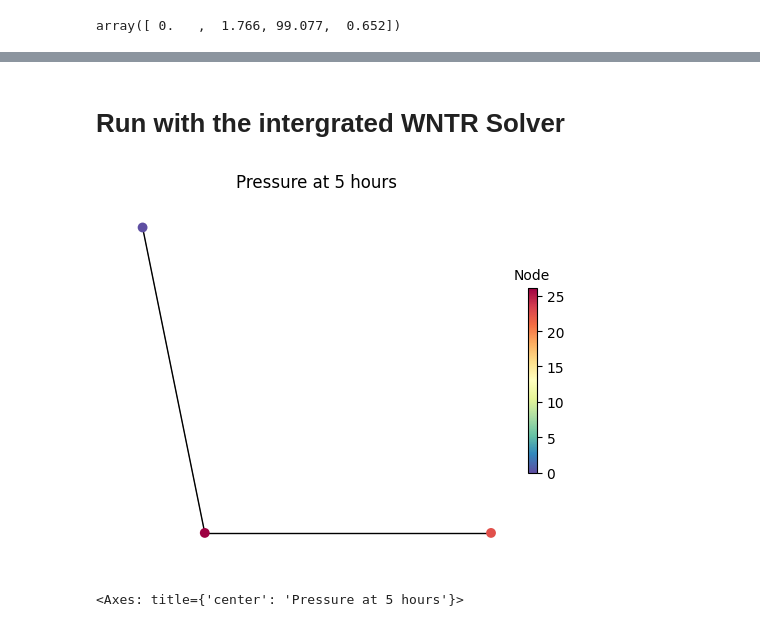
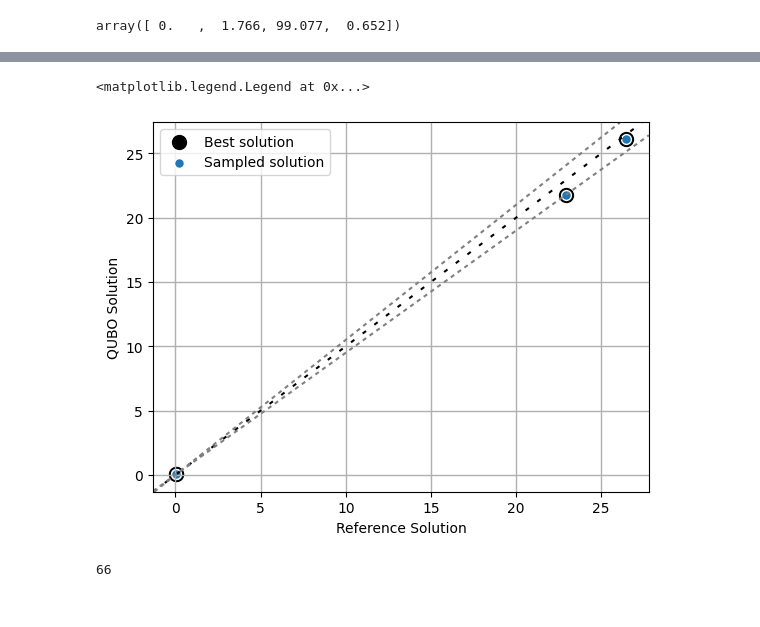
Before and after one commit to QuantumApplicationLab/wntr-quantum, a Jupyter notebook: docs/notebooks/qubo_poly_solver.ipynb, the cells around one changed output, grey strips where cells are left out. Saved outputs shown, nothing was run; the diff lists cells and outputs as text; code cells hidden in the pictures.

```diff
--- a/docs/notebooks/qubo_poly_solver.ipynb
+++ b/docs/notebooks/qubo_poly_solver.ipynb
@@ -51,13 +58,13 @@ from wntr_quantum.sim.solvers.qubo_polynomial_solver import QuboPolynomialSolver
 from qubops.solution_vector import SolutionVector_V2 as SolutionVector
 from qubops.encodings import  RangedEfficientEncoding, PositiveQbitEncoding
 
-nqbit = 9
-step = (0.5/(2**nqbit-1))
-flow_encoding = PositiveQbitEncoding(nqbit=nqbit, step=step, offset=+1.5, var_base_name="x")
+nqbit = 5
+step = (2./(2**nqbit-1))
+flow_encoding = PositiveQbitEncoding(nqbit=nqbit, step=step, offset=+0, var_base_name="x")
 
-nqbit = 9
-step = (50/(2**nqbit-1))
-head_encoding = PositiveQbitEncoding(nqbit=nqbit, step=step, offset=+50.0, var_base_name="x")
+nqbit = 3
+step = (100/(2**nqbit-1))
+head_encoding = PositiveQbitEncoding(nqbit=nqbit, step=step, offset=+0.0, var_base_name="x")
 
 net = QuboPolynomialSolver(wn, flow_encoding=flow_encoding,
               head_encoding=head_encoding)
@@ -73,7 +80,7 @@ model, model_updater = create_hydraulic_model_for_qubo(wn)
 net.create_index_mapping(model)
 net.matrices = net.initialize_matrices(model)
 
-ref_sol, cvgd = net.classical_solutions()
+ref_sol, encoded_ref_sol, cvgd = net.classical_solutions()
 ref_sol / ref_values
 # %% [output]
 array([1.   , 1.   , 0.999, 0.998])
@@ -123,15 +114,22 @@ Delta Residue : 0.05610312809864337
-# %% [markdown]
-# Run with the intergrated WNTR Solver
-# %%
-sim = wntr_quantum.sim.FullQuboPolynomialSimulator(wn,
-                                                   flow_encoding=flow_encoding,
-                                                   head_encoding=head_encoding)
-results = sim.run_sim(solver_options={"sampler" : sampler})
-
-# Plot results on the network
-pressure_at_5hr = results.node['pressure'].loc[0, :]
-wntr.graphics.plot_network(wn, node_attribute=pressure_at_5hr, node_size=50,
-                        title='Pressure at 5 hours', node_labels=False)
-# %% [output]
-[figure, removed]
-<Axes: title={'center': 'Pressure at 5 hours'}>
+# %%
+import matplotlib.pyplot as plt
+plt.scatter(ref_values, encoded_ref_sol, c='black', s=100, label='Best solution')
+plt.scatter(ref_values, sol, s=50, lw=1, edgecolors='w', label='Sampled solution')
+plt.axline((0, 0.0), slope=1, color="black", linestyle=(0, (2, 5)))
+plt.axline((0, 0.0), slope=1.05, color="grey", linestyle=(0, (2, 2)))
+plt.axline((0, 0.0), slope=0.95, color="grey", linestyle=(0, (2, 2)))
+plt.grid(which="major", lw=1)
+plt.grid(which="minor", lw=0.1)
+plt.xlabel('Reference Solution')
+plt.ylabel('QUBO Solution')
+plt.legend()
+# plt.xlim([0.01,0.1])
+# plt.ylim([0.01,0.1])
+# plt.loglog()
+# %% [output]
+<matplotlib.legend.Legend at 0x...>
+[figure, added]
+# %%
+net.qubo.qubo_dict.num_variables
+# %% [output]
+66
```
Also changed, not shown: parts of 14 cells of this notebook, 8 other files.
